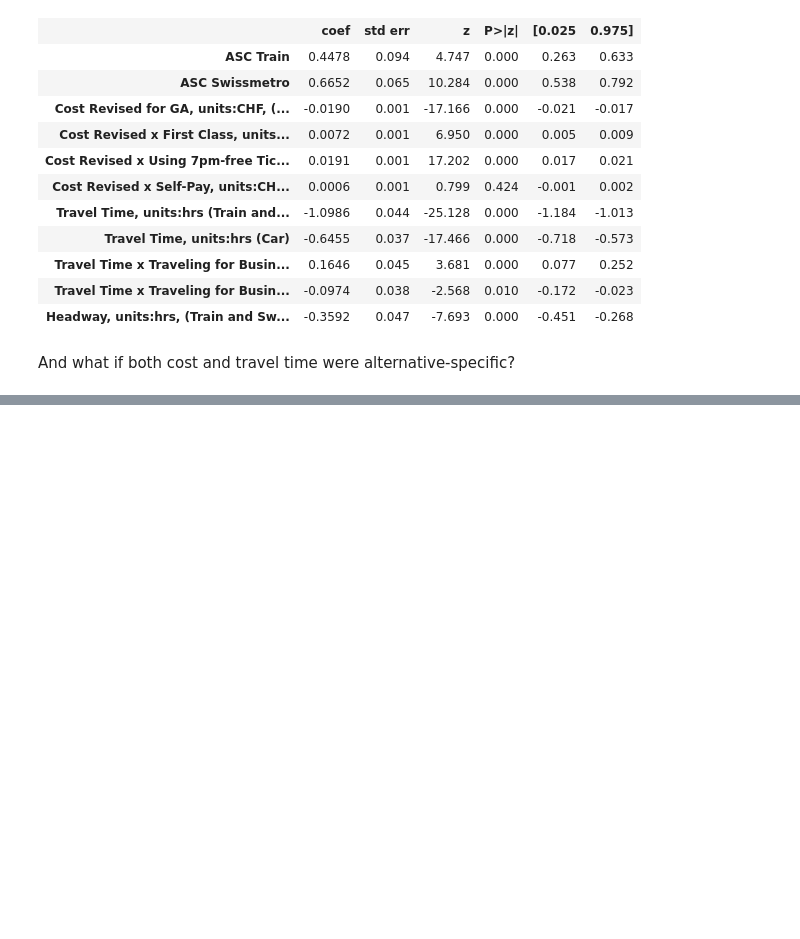
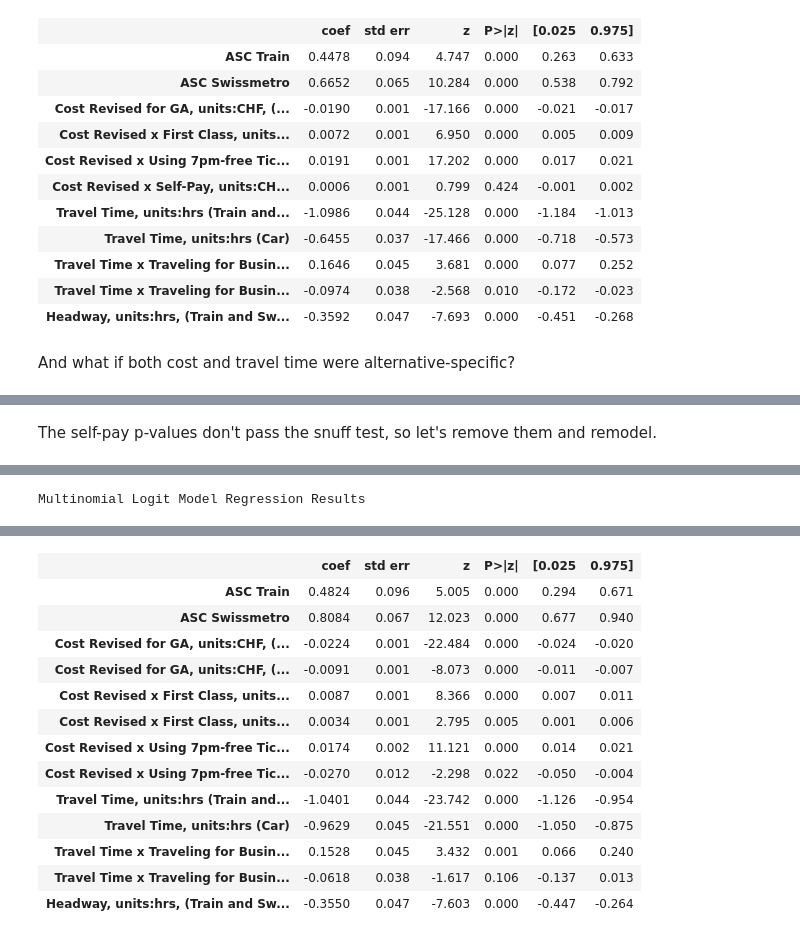
Before and after one commit to CarlinLiao/cee264, a Jupyter notebook: ps3/multinomialLogit01.ipynb, the cells around one changed output, grey strips where cells are left out. Drawn from its saved outputs; the diff is of its cells as text; code cells hidden in the pictures; blank space fills up the shorter version.

Commit message:
tweaked model to drop poor metric

```diff
--- a/ps3/multinomialLogit01.ipynb
+++ b/ps3/multinomialLogit01.ipynb
@@ -547,3 +547,68 @@ Multinomial Logit Model Regression Results
 | Travel Time x Traveling for Busin... | 0.1566 | 0.045 | 3.496 | 0.000 | 0.069 | 0.244 |
 | Travel Time x Traveling for Busin... | -0.0795 | 0.040 | -1.974 | 0.048 | -0.158 | -0.001 |
 | Headway, units:hrs, (Train and Sw... | -0.3547 | 0.047 | -7.596 | 0.000 | -0.446 | -0.263 |
+# %% [markdown]
+The self-pay p-values don't pass the snuff test, so let's remove them and remodel.
+# %%
+basic_specification = OrderedDict()
+basic_names = OrderedDict()
+
+
+basic_specification["intercept"] = [1, 2]
+basic_names["intercept"] = ['ASC Train',
+                            'ASC Swissmetro']
+
+
+# cost variables
+
+basic_specification["revised_travel_cost"] = [[1, 2], 3]
+basic_names["revised_travel_cost"] = ["Cost Revised for GA, units:CHF, (Train and Swissmetro)",
+                                      "Cost Revised for GA, units:CHF, (Car)"]
+
+basic_specification["1c"] = [[1, 2], 3]
+basic_names["1c"] = ["Cost Revised x First Class, units:CHF, (Train and Swissmetro)",
+                     "Cost Revised x First Class, units:CHF, (Car)"]
+
+basic_specification["ft"] = [[1, 2], 3]
+basic_names["ft"] = ["Cost Revised x Using 7pm-free Tickets, units:CHF, (Train and Swissmetro)",
+                     "Cost Revised x Using 7pm-free Tickets, units:CHF, (Car)"]
+
+# basic_specification["sp"] = [[1, 2], 3]
+# basic_names["sp"] = ["Cost Revised x Self-Pay, units:CHF, (Train and Swissmetro)",
+#                      "Cost Revised x Self-Pay, units:CHF, (Car)"]
+
+
+
+# travel time coefficients
+
+basic_specification["travel_time_hrs"] = [[1, 2], 3]
+basic_names["travel_time_hrs"] = ['Travel Time, units:hrs (Train and Swissmetro)',
+                                  "Travel Time, units:hrs (Car)"]
+
+basic_specification["bp"] = [[1, 2], 3]
+basic_names["bp"] = ['Travel Time x Traveling for Business, units:hrs (Train and Swissmetro)',
+                     "Travel Time x Traveling for Business, units:hrs (Car)"]
+
+
+
+# headway coefficient
+basic_specification["headway_hrs"] = [[1, 2]]
+basic_names["headway_hrs"] = ["Headway, units:hrs, (Train and Swissmetro)"]
+
+
+
+# Estimate the multinomial logit model (MNL)
+swissmetro_mnl = pl.create_choice_model(data=long_swiss_metro,
+                                        alt_id_col=custom_alt_id,
+                                        obs_id_col=obs_id_column,
+                                        choice_col=choice_column,
+                                        specification=basic_specification,
+                                        model_type="MNL",
+                                        names=basic_names)
+
+# Specify the initial values and method for the optimization.
+swissmetro_mnl.fit_mle(np.zeros(13))
+
+# Look at the estimation results
+swissmetro_mnl.get_statsmodels_summary()
+# %% [output]
@@ -549,0 +619 @@ Multinomial Logit Model Regression Results
+Multinomial Logit Model Regression Results
@@ -549,0 +627,14 @@ Multinomial Logit Model Regression Results
+|  | coef | std err | z | P>|z| | [0.025 | 0.975] |
+| ASC Train | 0.4824 | 0.096 | 5.005 | 0.000 | 0.294 | 0.671 |
+| ASC Swissmetro | 0.8084 | 0.067 | 12.023 | 0.000 | 0.677 | 0.940 |
+| Cost Revised for GA, units:CHF, (... | -0.0224 | 0.001 | -22.484 | 0.000 | -0.024 | -0.020 |
+| Cost Revised for GA, units:CHF, (... | -0.0091 | 0.001 | -8.073 | 0.000 | -0.011 | -0.007 |
+| Cost Revised x First Class, units... | 0.0087 | 0.001 | 8.366 | 0.000 | 0.007 | 0.011 |
+| Cost Revised x First Class, units... | 0.0034 | 0.001 | 2.795 | 0.005 | 0.001 | 0.006 |
+| Cost Revised x Using 7pm-free Tic... | 0.0174 | 0.002 | 11.121 | 0.000 | 0.014 | 0.021 |
+| Cost Revised x Using 7pm-free Tic... | -0.0270 | 0.012 | -2.298 | 0.022 | -0.050 | -0.004 |
+| Travel Time, units:hrs (Train and... | -1.0401 | 0.044 | -23.742 | 0.000 | -1.126 | -0.954 |
+| Travel Time, units:hrs (Car) | -0.9629 | 0.045 | -21.551 | 0.000 | -1.050 | -0.875 |
+| Travel Time x Traveling for Busin... | 0.1528 | 0.045 | 3.432 | 0.001 | 0.066 | 0.240 |
+| Travel Time x Traveling for Busin... | -0.0618 | 0.038 | -1.617 | 0.106 | -0.137 | 0.013 |
+| Headway, units:hrs, (Train and Sw... | -0.3550 | 0.047 | -7.603 | 0.000 | -0.447 | -0.264 |
```
Also changed, not shown: parts of 7 cells of this notebook.
